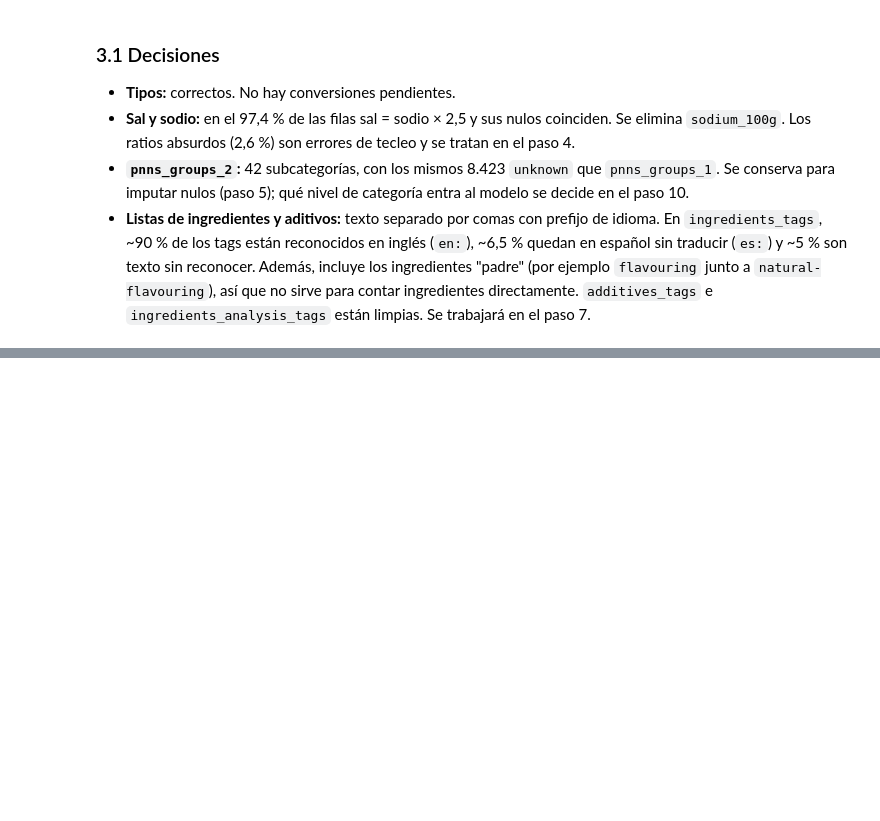
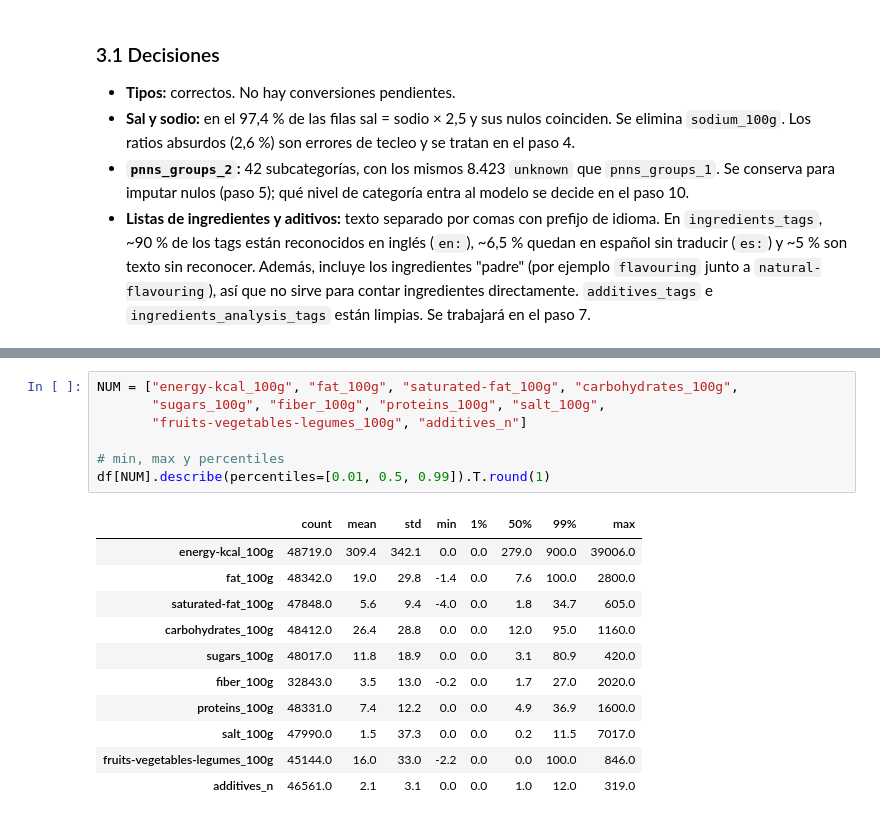
Before and after one commit to IA-P1-BCN/real-food-classifier, a Jupyter notebook: notebooks/01_eda.ipynb, the cells around one changed output, grey strips where cells are left out. Drawn from its saved outputs; the diff is of its cells as text; blank space fills up the shorter version.

```diff
--- a/notebooks/01_eda.ipynb
+++ b/notebooks/01_eda.ipynb
@@ -400,0 +409,19 @@ print(df.shape)
+# %%
+NUM = ["energy-kcal_100g", "fat_100g", "saturated-fat_100g", "carbohydrates_100g",
+       "sugars_100g", "fiber_100g", "proteins_100g", "salt_100g",
+       "fruits-vegetables-legumes_100g", "additives_n"]
+
+# min, max y percentiles
+df[NUM].describe(percentiles=[0.01, 0.5, 0.99]).T.round(1)
+# %% [output]
+|  | count | mean | std | min | 1% | 50% | 99% | max |
+| energy-kcal_100g | 48719.0 | 309.4 | 342.1 | 0.0 | 0.0 | 279.0 | 900.0 | 39006.0 |
+| fat_100g | 48342.0 | 19.0 | 29.8 | -1.4 | 0.0 | 7.6 | 100.0 | 2800.0 |
+| saturated-fat_100g | 47848.0 | 5.6 | 9.4 | -4.0 | 0.0 | 1.8 | 34.7 | 605.0 |
+| carbohydrates_100g | 48412.0 | 26.4 | 28.8 | 0.0 | 0.0 | 12.0 | 95.0 | 1160.0 |
+| sugars_100g | 48017.0 | 11.8 | 18.9 | 0.0 | 0.0 | 3.1 | 80.9 | 420.0 |
+| fiber_100g | 32843.0 | 3.5 | 13.0 | -0.2 | 0.0 | 1.7 | 27.0 | 2020.0 |
+| proteins_100g | 48331.0 | 7.4 | 12.2 | 0.0 | 0.0 | 4.9 | 36.9 | 1600.0 |
+| salt_100g | 47990.0 | 1.5 | 37.3 | 0.0 | 0.0 | 0.2 | 11.5 | 7017.0 |
+| fruits-vegetables-legumes_100g | 45144.0 | 16.0 | 33.0 | -2.2 | 0.0 | 0.0 | 100.0 | 846.0 |
+| additives_n | 46561.0 | 2.1 | 3.1 | 0.0 | 0.0 | 1.0 | 12.0 | 319.0 |
```
Also changed, not shown: parts of 5 cells of this notebook.
